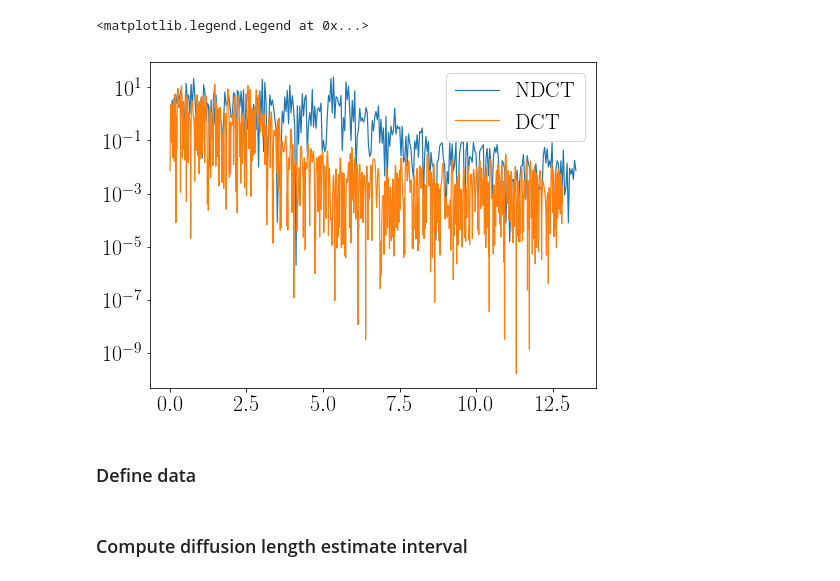
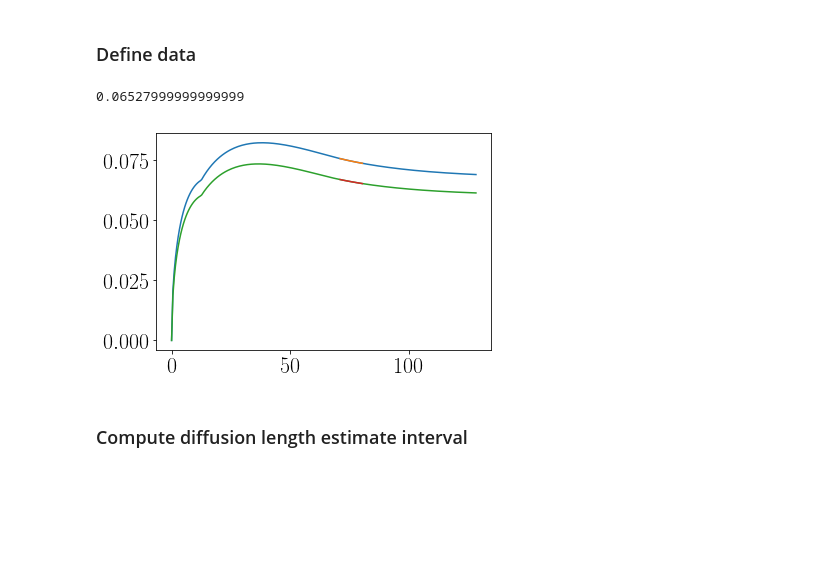
Before and after one commit to TheaQG/AWI_Bcores_Analysis, a Jupyter notebook: TempEstimation.ipynb, the cells around one changed output. Saved outputs shown, nothing was run; the diff lists cells and outputs as text; code cells hidden in the pictures; blank space fills up the shorter version.

```diff
--- a/TempEstimation.ipynb
+++ b/TempEstimation.ipynb
@@ -77,16 +76,3 @@ f, P1 = specInst.dct_psd()
-# %%
-transInst = transforms(t_data = np.asarray(depth_LT), x_data = np.asarray(d18O_LT- np.mean(d18O_LT)), N=1*np.asarray(depth_LT).size)
-w, X = transInst.NDCT()
-P = abs(X)**2
-
-fig, ax = plt.subplots(figsize=(8,6))
-ax.semilogy(w[1:],P[1:], lw=1.2, label='NDCT')
-ax.semilogy(f[1:],P1[1:], lw=1.2, label='DCT')
-ax.legend()
-#plt.semilogy(f[1:],P1[1:])
-# %% [output]
-<matplotlib.legend.Legend at 0x...>
-[figure, removed]
 # %% [markdown]
 
 ### Define data
@@ -116,6 +103,25 @@ data_diff = DataAll[6]; data_diff_LT = DataAll[7]
 
 depth_LT = data_d18O_LT['depth']
 d18O_LT = data_d18O_LT['d18O']
+# %%
+diffIE = pd.read_csv('/home/thea/MesterTesen/Data/datasets/Alphabet_cores/AlphabetDiff/SiteA_DepthDiffVas.txt','\t')
+diffWE = pd.read_csv('/home/thea/MesterTesen/Data/datasets/Alphabet_cores/AlphabetDiff/SiteA_DepthDiff.txt','\t')
+
+depIE = diffIE['Depth']; depIE_LT = depIE[(depIE > dTamb) & (depIE < dLaki)]
+difIE = diffIE['sigma_o18']; difIE_LT = difIE[(depIE > dTamb) & (depIE < dLaki)]
+
+depWE = diffWE['Depth']; depWE_LT = depWE[(depWE > dTamb) & (depIE < dLaki)]
+difWE = diffWE['sigma_o18']; difWE_LT = difWE[(depWE > dTamb) & (depWE < dLaki)]
+# %%
+plt.plot(depIE,difIE)
+plt.plot(depIE_LT,difIE_LT)
+
+plt.plot(depWE,difWE)
+plt.plot(depWE_LT,difWE_LT)
+min(difWE_LT)
+# %% [output]
+0.06527999999999999
+[figure, added]
 # %% [markdown]
 ### Compute diffusion length estimate interval
 # %%
```
Also changed, not shown: parts of 21 cells of this notebook, 5 other files.
